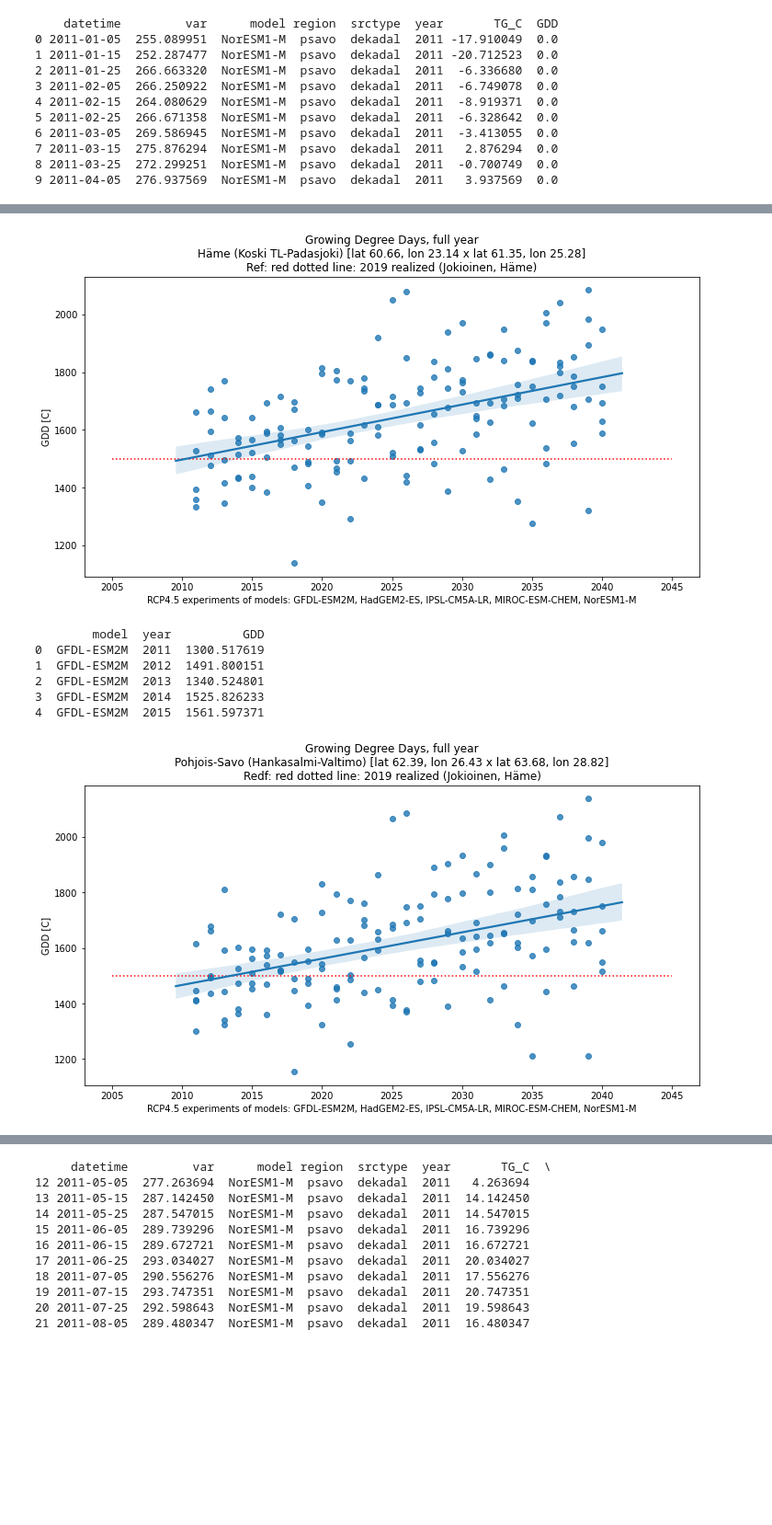
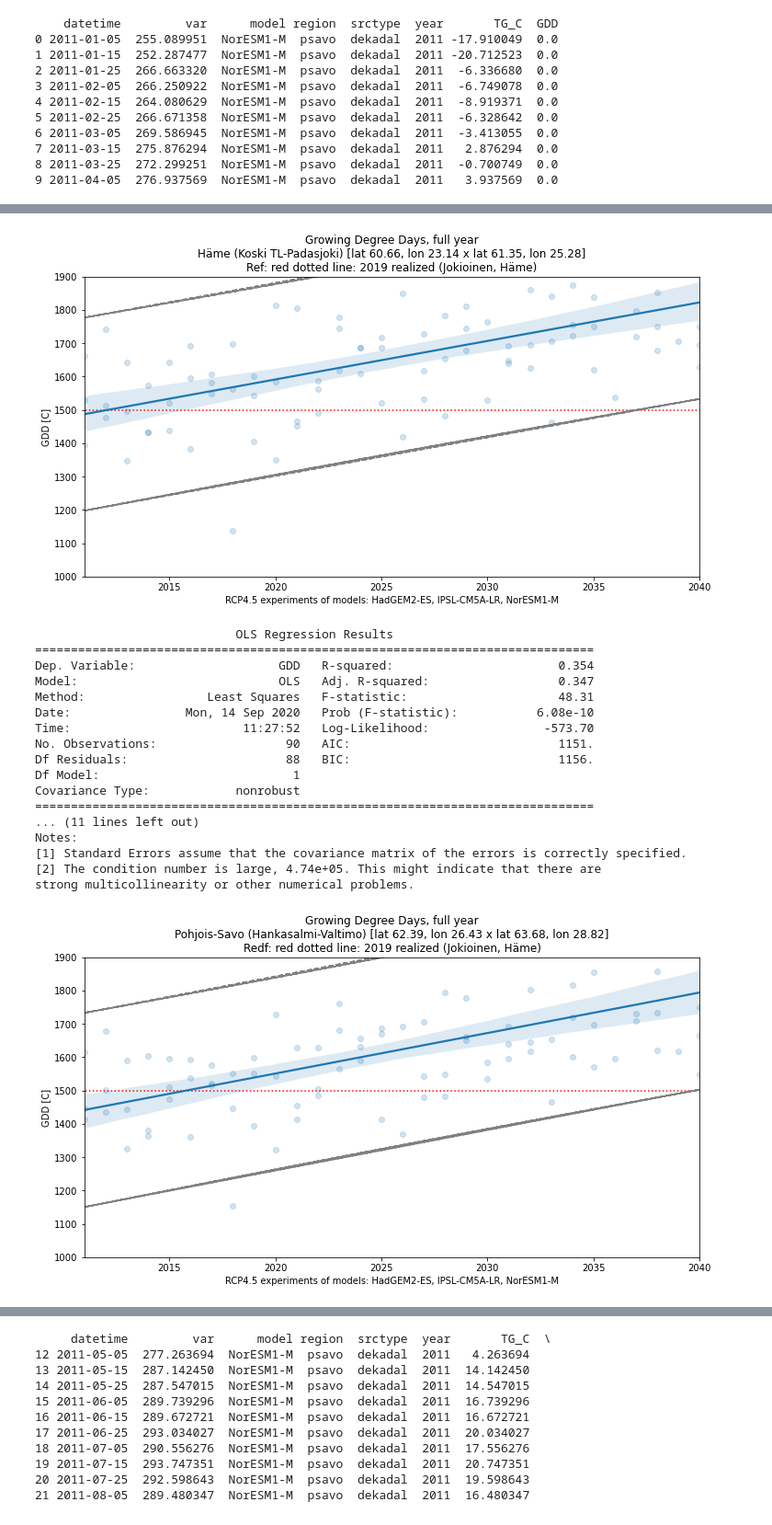
Before and after one commit to juhariis/cds-fin-strawberry, a Jupyter notebook: agro_strawberries_v2.ipynb, the cells around one changed output, grey strips where cells are left out. Shown at 92% size. Saved outputs shown, nothing was run; the diff lists cells and outputs as text; code cells hidden in the pictures; blank space fills up the shorter version.

Commit message:
Major refactoring, most functions moved to subroutines, reorganized notebook, madfe caching intermediate data work

```diff
--- a/agro_strawberries_v2.ipynb
+++ b/agro_strawberries_v2.ipynb
@@ -482,10 +287,11 @@ Alastaro
 * 60.97424
 * 22.65558
 # %%
-# structures for later handling
+# defien areas
 
 geo_hame = {
     'name':'Häme',
+    'tag': 'hame',
     'gp1': {
         'name':'Koski TL',
         'lat_lon':[60.655, 23.141667]
@@ -499,6 +305,7 @@ geo_hame = {
 
 geo_psavo = {
     'name':'Pohjois-Savo',
+    'tag': 'psavo',
     'gp1': {
         'name':'Hankasalmi',
         'lat_lon':[62.38666512 , 26.43499826]
@@ -511,6 +318,7 @@ geo_psavo = {
 
 geo_vsuomi = {
     'name':'Varsinais-Suomi',
+    'tag': 'vsuomi',
     'gp1': {
         'name':'Houtskär',
         'lat_lon':[60.2167 , 21.3833]
@@ -849,15 +486,0 @@ plt.show()
-# %%
-df_dekadal_psavo = geo_avg_models(
-    data_folder,
-    model_list,
-    var_list_dekadal,
-    'dek',
-    get_region_title(geo_psavo),
-    geo_psavo['gp1']['lat_lon'],
-    geo_psavo['gp2']['lat_lon'],
-    '20110101-20401231',
-    0, 1080, 1,
-    '1st week ',
-    False
-)
-df_dekadal_psavo.to_pickle(data_folder + 'df_dekadal_psavo.pkl')
@@ -1118,2 +621,0 @@ df_dekadal.head()
-# %%
-df_all = pd.concat([df_yr, df_season, df_dekadal])
@@ -1143,9 +662,9 @@ Name: var, dtype: int64
 # Dekadal long
 
 df_dekadal_long = pd.concat([
-    add_ids(df_dekadal_long_psavo_txtg, 'psavo', 'dekadal'),
-    add_ids(df_dekadal_long_vsuomi_txtg, 'vsuomi', 'dekadal'),
-    add_ids(df_dekadal_long_hame_txtg, 'hame', 'dekadal')
+    sbry.add_ids(df_dekadal_long_psavo_txtg, 'psavo', 'dekadal'),
+    sbry.add_ids(df_dekadal_long_vsuomi_txtg, 'vsuomi', 'dekadal'),
+    sbry.add_ids(df_dekadal_long_hame_txtg, 'hame', 'dekadal')
 ])
 
 print(df_dekadal_long.head())
@@ -1464,9 +949,9 @@ print(df.head(10))
 9 2011-04-05  276.937569  NorESM1-M  psavo  dekadal  2011   3.937569  0.0
 # %%
 df_grp = df.loc[df['region'] == 'hame'].groupby(['model', 'year'], as_index=False)['GDD'].sum()
-quick_plot_accum(df_grp, 'year', 'GDD', geo_hame, 'Growing Degree Days, full year', 'C', '\nRef: red dotted line: 2019 realized (Jokioinen, Häme)', 1500)
+sbry.plot_gdd_trend(df_grp, 'year', 'GDD', geo_hame, 'Growing Degree Days, full year', 'C', '\nRef: red dotted line: 2019 realized (Jokioinen, Häme)', 1500)
 df_grp = df.loc[df['region'] == 'psavo'].groupby(['model', 'year'], as_index=False)['GDD'].sum()
-quick_plot_accum(df_grp, 'year', 'GDD', geo_psavo, 'Growing Degree Days, full year', 'C', '\nRedf: red dotted line: 2019 realized (Jokioinen, Häme)', 1500)
+sbry.plot_gdd_trend(df_grp, 'year', 'GDD', geo_psavo, 'Growing Degree Days, full year', 'C', '\nRedf: red dotted line: 2019 realized (Jokioinen, Häme)', 1500)
 df_grp = df.loc[df['region'] == 'vsuomi'].groupby(['model', 'year'], as_index=False)['GDD'].sum()
-quick_plot_accum(df_grp, 'year', 'GDD', geo_vsuomi, 'Growing Degree Days, full year', 'C', '\nRef: red dotted line: 2019 realized (Jokioinen, Häme)', 1500)
+sbry.plot_gdd_trend(df_grp, 'year', 'GDD', geo_vsuomi, 'Growing Degree Days, full year', 'C', '\nRef: red dotted line: 2019 realized (Jokioinen, Häme)', 1500)
 # %% [output]
@@ -1479,8 +975,19 @@ quick_plot_accum(df_grp, 'year', 'GDD', geo_vsuomi, 'Growing Degree Days, full y
-[figure, old version]
+[figure, new version]
-        model  year          GDD
-0  GFDL-ESM2M  2011  1300.517619
-1  GFDL-ESM2M  2012  1491.800151
-2  GFDL-ESM2M  2013  1340.524801
-3  GFDL-ESM2M  2014  1525.826233
-4  GFDL-ESM2M  2015  1561.597371
+                            OLS Regression Results
+==============================================================================
+Dep. Variable:                    GDD   R-squared:                       0.354
+Model:                            OLS   Adj. R-squared:                  0.347
+Method:                 Least Squares   F-statistic:                     48.31
+Date:                Mon, 14 Sep 2020   Prob (F-statistic):           6.08e-10
+Time:                        11:27:52   Log-Likelihood:                -573.70
+No. Observations:                  90   AIC:                             1151.
+Df Residuals:                      88   BIC:                             1156.
+Df Model:                           1
+Covariance Type:            nonrobust
+==============================================================================
+... (11 lines left out)
+Notes:
+[1] Standard Errors assume that the covariance matrix of the errors is correctly specified.
+[2] The condition number is large, 4.74e+05. This might indicate that there are
+strong multicollinearity or other numerical problems.
-[figure, old version]
+[figure, new version]
```
Also changed, not shown: parts of 54 cells of this notebook, 5 other files.
